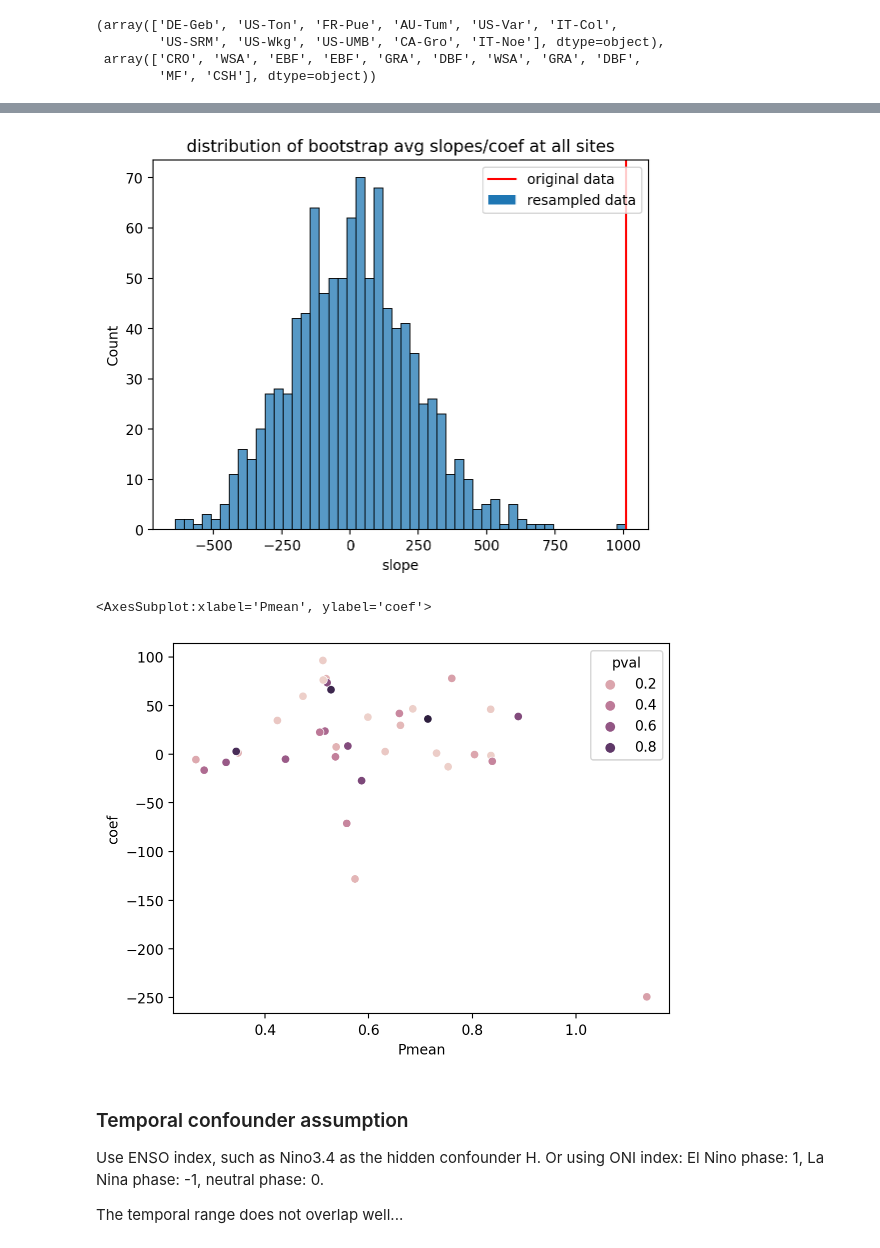
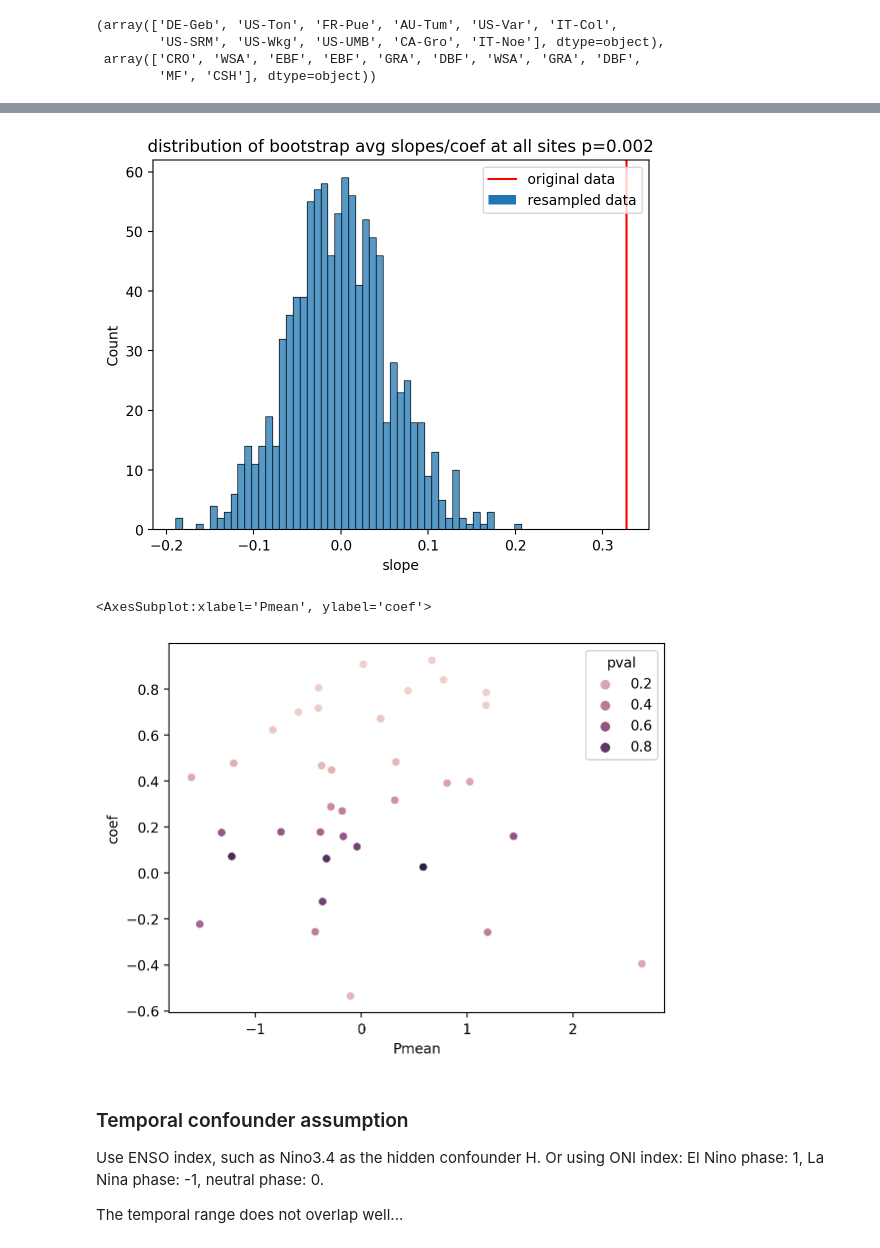
Before and after one commit to YuHuang3019/Applied_Causality, a Jupyter notebook: spatiotemporal_EF-GPP.ipynb, the cells around one changed output, grey strips where cells are left out. Cells and saved outputs as stored; diff of their text form; code cells hidden in the pictures.

```diff
--- a/spatiotemporal_EF-GPP.ipynb
+++ b/spatiotemporal_EF-GPP.ipynb
@@ -159,10 +172,10 @@ data = data[['GPP_NT_VUT_REF', 'GPP_DT_VUT_REF', 'SWC_F_MDS_1', 'H_F_MDS', 'H_CO
 
 # there is no soil water content in the data 'SWC_F_MDS_#'
 
-# data = (data - data.mean())/data.std()
 data = data.loc[(data.GPP_NT_VUT_REF != flag)&(data.SWC_F_MDS_1 != flag)]
 data['EF_CORR'] = data['LE_CORR']/(data['LE_CORR']+data['H_CORR'])
 data['EF_F_MDS'] = data['LE_F_MDS']/(data['LE_F_MDS']+data['H_F_MDS'])
+data = (data - data.mean())/data.std()
 print('data length in years from this site: ', len(data))
 
 ### plt.scatter(data.P_F, data.NEE_CUT_REF, label = 'P_F NEE CUT REF', alpha = 0.5)
@@ -381,10 +409,11 @@ from itertools import product
 from sklearn.utils import resample
 # random.sample(range(n), n)
 
-df = data_allsites.copy()
+df = (data_allsites - data_allsites.mean())/data_allsites.std()
+# df = data_allsites.copy()
 # %%
 # this is to compute the linear regression for each site
-def bhat(data_allsites, xname, yname, b, M):
+def bhat(data_allsites, xname, yname, b, M, scale = True):
     from sklearn.utils import resample
     # N: site number
     results = list()
@@ -395,17 +424,13 @@ def bhat(data_allsites, xname, yname, b, M):
         zz = np.arange(M)
     else:  # resampled data
         zz = resample(np.arange(M), replace=True)
-        # zz = resample(np.arange(Xs), replace=True)
-        # rng = np.random.default_rng()
-        # zz = rng.choice(M, size=M, replace=False)
 
     for s, sname in enumerate(sites):
         Xs = data_allsites.loc[sname][xname].values
         Ys = data_allsites.loc[sname][yname].values
-        # if scale
-        # Xs = (Xs - np.mean(Xs))/np.std(Xs)
-        # Ys = (Ys - np.mean(Ys))/np.std(Ys)
-        # Xs = Xs[zz]
+        if scale:
+            Xs = (Xs - np.mean(Xs))/np.std(Xs)
+            Ys = (Ys - np.mean(Ys))/np.std(Ys)
         Ys = Ys[zz]
         model = LinearRegression().fit(Xs.reshape(-1, 1), Ys.reshape(-1, 1))
         results.append([model.intercept_, model.coef_[0]])
@@ -419,10 +444,11 @@ ns = df.index.nunique()
 B = 999
 M = 11
 N = 36
+
 test_stats_boot = []
 sites = data_allsites.index.unique()
 for b in range(B + 1):
-    ts = bhat(df, xname, yname, b, M)
+    ts = bhat(df, xname, yname, b, M, scale = True) # site-level specific scale
     if len(ts) != ns:
         ts = np.full(ns, np.nan)
     test_stats_boot.append(ts)
@@ -444,7 +470,7 @@ pv.columns = ['site', 'pval']
 pv['site'] = df.index.unique()
 pv['Pmean'] = df.reset_index().groupby('site').mean()[xname].values
 pv['length'] = df.reset_index().groupby('site').count()[xname].values
-pv['coef'] = test_stats_boot_df.loc[1:].mean(axis=0).values # random coef
+# pv['coef'] = test_stats_boot_df.loc[1:].mean(axis=0).values # random coef
 pv['PFT'] = [meta_data.loc[meta_data.SITE_ID == i]['IGBP'].values[0] for i in pv.site]
 pv.sort_values('pval')
 # %% [output]
@@ -467,0 +498,3 @@ pv.sort_values('pval')
+# %%
+test_stats_boot_df['avg'] = test_stats_boot_df.mean(axis = 1)
+test_stats_boot_df.rank()
@@ -488,17 +555,19 @@ original data avg coef at sites with pval <=0.05 2656.6639942242778
 # %%
 plt.axvline(x = test_stats_boot_df.loc[0].mean(), color='red', label = 'original data')
-sns.histplot(test_stats_boot_df.mean(axis = 1), bins=50, label = 'resampled data')
+sns.histplot(test_stats_boot_df.loc[1:].mean(axis = 1), bins=50, label = 'resampled data')
 plt.legend(['original data','resampled data'])
 plt.xlabel('slope')
-plt.title('distribution of bootstrap avg slopes/coef at all sites')
+plt.title('distribution of bootstrap avg slopes/coef at all sites p=0.002')
 plt.show()
 # %% [output]
-[figure, old version]
+[figure, new version]
 # %%
-sns.scatterplot(data=pv, x = 'Pmean', y = 'coef', hue = 'pval')
+pv = pv.set_index('site')
+pv['coef'] = test_stats_boot_df.loc[0]
+sns.scatterplot(data = pv, x = 'Pmean', y = 'coef', hue = 'pval')
 # %% [output]
 <AxesSubplot:xlabel='Pmean', ylabel='coef'>
-[figure, old version]
+[figure, new version]
 # %% [markdown]
 ### Temporal confounder assumption
 
```
Also changed, not shown: parts of 12 cells of this notebook.
